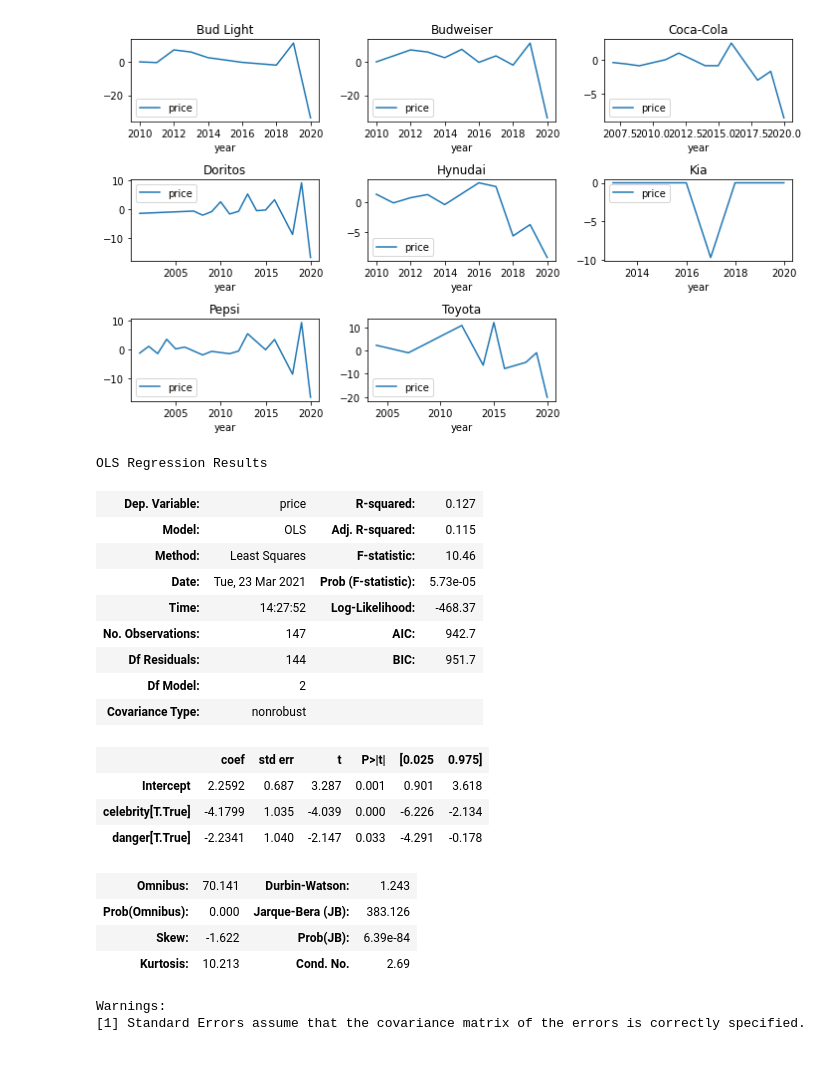
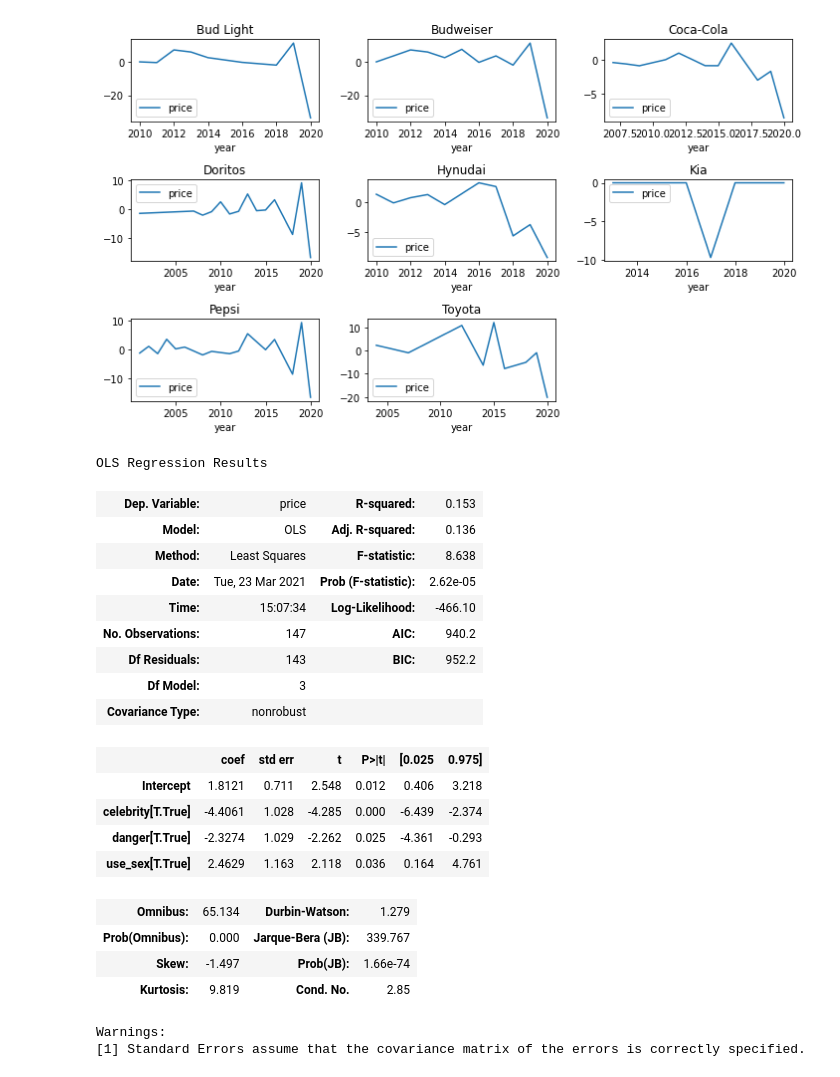
Before and after one commit to Lucsparidans/DataMadness, a Jupyter notebook: Q3.ipynb, the cells around one changed output. Drawn from its saved outputs; the diff is of its cells as text; code cells hidden in the pictures.

```diff
--- a/Q3.ipynb
+++ b/Q3.ipynb
@@ -138,26 +138,27 @@ plt.show()
 # %% [output]
 [figure]
 # %%
-SLR = sm.ols("price ~ celebrity + danger", data=ad).fit()
+SLR = sm.ols("price ~ celebrity + danger + use_sex", data=ad).fit()
 SLR.summary()
 # %% [output]
 OLS Regression Results
-| Dep. Variable: | price | R-squared: | 0.127 |
-| Model: | OLS | Adj. R-squared: | 0.115 |
-| Method: | Least Squares | F-statistic: | 10.46 |
-| Date: | Tue, 23 Mar 2021 | Prob (F-statistic): | 5.73e-05 |
-| Time: | 14:27:52 | Log-Likelihood: | -468.37 |
-| No. Observations: | 147 | AIC: | 942.7 |
-| Df Residuals: | 144 | BIC: | 951.7 |
-| Df Model: | 2 |  |  |
+| Dep. Variable: | price | R-squared: | 0.153 |
+| Model: | OLS | Adj. R-squared: | 0.136 |
+| Method: | Least Squares | F-statistic: | 8.638 |
+| Date: | Tue, 23 Mar 2021 | Prob (F-statistic): | 2.62e-05 |
+| Time: | 15:07:34 | Log-Likelihood: | -466.10 |
+| No. Observations: | 147 | AIC: | 940.2 |
+| Df Residuals: | 143 | BIC: | 952.2 |
+| Df Model: | 3 |  |  |
 | Covariance Type: | nonrobust |  |  |
 |  | coef | std err | t | P>|t| | [0.025 | 0.975] |
-| Intercept | 2.2592 | 0.687 | 3.287 | 0.001 | 0.901 | 3.618 |
-| celebrity[T.True] | -4.1799 | 1.035 | -4.039 | 0.000 | -6.226 | -2.134 |
-| danger[T.True] | -2.2341 | 1.040 | -2.147 | 0.033 | -4.291 | -0.178 |
+| Intercept | 1.8121 | 0.711 | 2.548 | 0.012 | 0.406 | 3.218 |
+| celebrity[T.True] | -4.4061 | 1.028 | -4.285 | 0.000 | -6.439 | -2.374 |
+| danger[T.True] | -2.3274 | 1.029 | -2.262 | 0.025 | -4.361 | -0.293 |
+| use_sex[T.True] | 2.4629 | 1.163 | 2.118 | 0.036 | 0.164 | 4.761 |
-| Omnibus: | 70.141 | Durbin-Watson: | 1.243 |
-| Prob(Omnibus): | 0.000 | Jarque-Bera (JB): | 383.126 |
-| Skew: | -1.622 | Prob(JB): | 6.39e-84 |
-| Kurtosis: | 10.213 | Cond. No. | 2.69 |
+| Omnibus: | 65.134 | Durbin-Watson: | 1.279 |
+| Prob(Omnibus): | 0.000 | Jarque-Bera (JB): | 339.767 |
+| Skew: | -1.497 | Prob(JB): | 1.66e-74 |
+| Kurtosis: | 9.819 | Cond. No. | 2.85 |
 Warnings:
 [1] Standard Errors assume that the covariance matrix of the errors is correctly specified.
```
Also changed, not shown: parts of 2 cells of this notebook.
